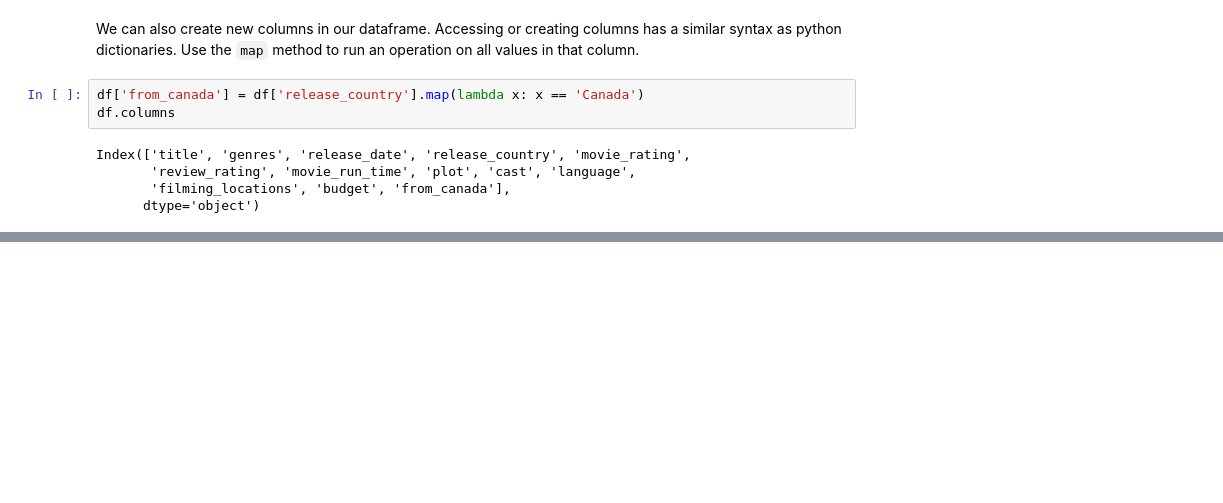
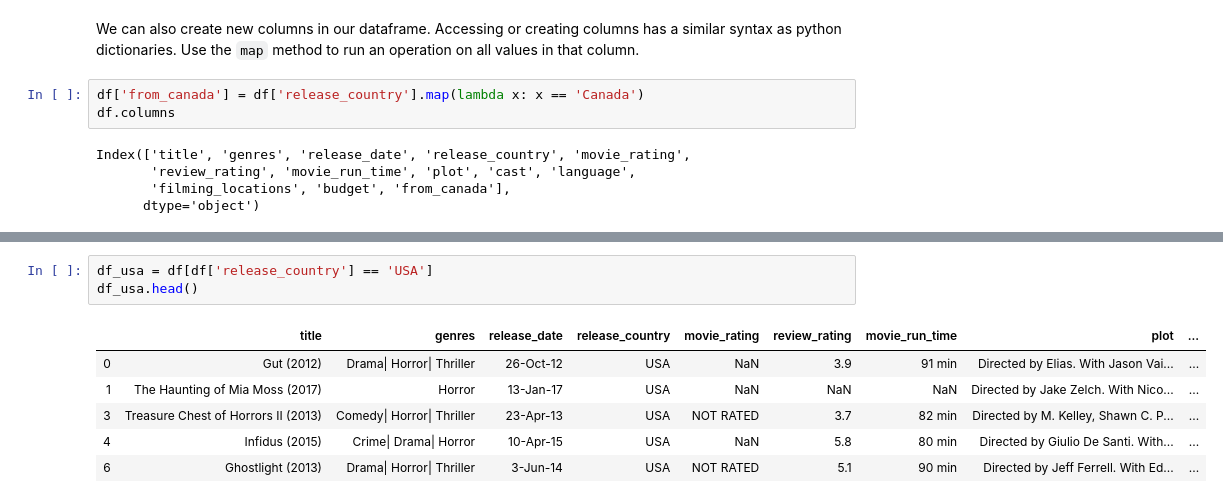
Before and after one commit to adasilva/AnatomyOfMatplotlib, a Jupyter notebook: Part0-JupyterNumpyBasics.ipynb, the cells around one changed output, grey strips where cells are left out. Saved outputs shown, nothing was run; the diff lists cells and outputs as text; blank space fills up the shorter version.

```diff
--- a/Part0-JupyterNumpyBasics.ipynb
+++ b/Part0-JupyterNumpyBasics.ipynb
@@ -272,0 +361,10 @@ Try it out: Try creating or filtering some data! Need some ideas?
+# %%
+df_usa = df[df['release_country'] == 'USA']
+df_usa.head()
+# %% [output]
+|  | title | genres | release_date | release_country | movie_rating | review_rating | movie_run_time | plot | ... |
+| 0 | Gut (2012) | Drama| Horror| Thriller | 26-Oct-12 | USA | NaN | 3.9 | 91 min | Directed by Elias. With Jason Vai... | ... |
+| 1 | The Haunting of Mia Moss (2017) | Horror | 13-Jan-17 | USA | NaN | NaN | NaN | Directed by Jake Zelch. With Nico... | ... |
+| 3 | Treasure Chest of Horrors II (2013) | Comedy| Horror| Thriller | 23-Apr-13 | USA | NOT RATED | 3.7 | 82 min | Directed by M. Kelley, Shawn C. P... | ... |
+| 4 | Infidus (2015) | Crime| Drama| Horror | 10-Apr-15 | USA | NaN | 5.8 | 80 min | Directed by Giulio De Santi. With... | ... |
+| 6 | Ghostlight (2013) | Drama| Horror| Thriller | 3-Jun-14 | USA | NOT RATED | 5.1 | 90 min | Directed by Jeff Ferrell. With Ed... | ... |
```
Also changed, not shown: parts of 17 cells of this notebook.
